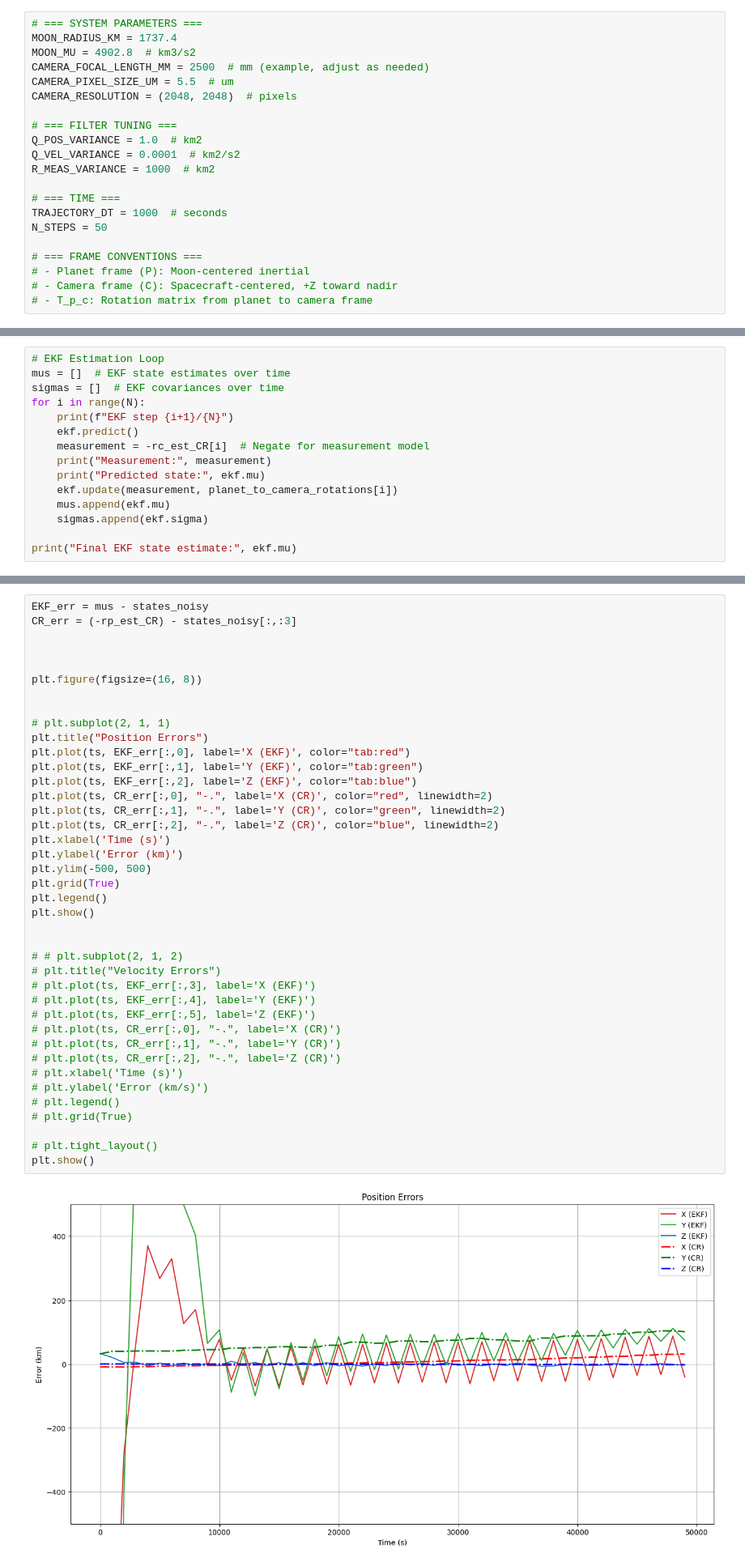
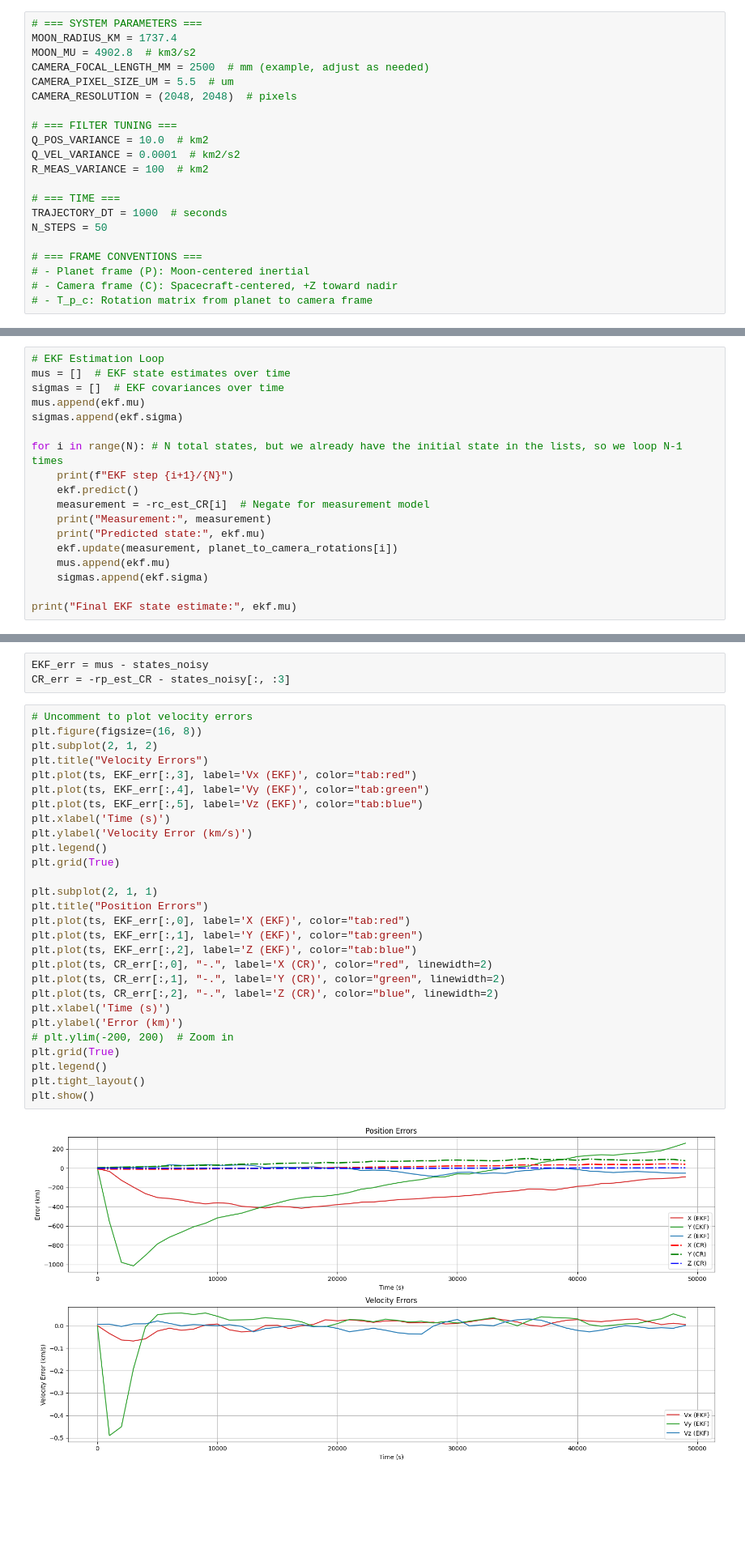
Before and after one commit to colin-skinner/horizon-op-nav, a Jupyter notebook: notebooks/InterfaceTester2.ipynb, the cells around one changed output, grey strips where cells are left out. Shown at 81% size. Cells and saved outputs as stored; diff of their text form; blank space fills up the shorter version.

```diff
--- a/notebooks/InterfaceTester2.ipynb
+++ b/notebooks/InterfaceTester2.ipynb
@@ -43,9 +43,9 @@ CAMERA_PIXEL_SIZE_UM = 5.5  # um
 CAMERA_RESOLUTION = (2048, 2048)  # pixels
 
 # === FILTER TUNING ===
-Q_POS_VARIANCE = 1.0  # km2
+Q_POS_VARIANCE = 10.0  # km2
 Q_VEL_VARIANCE = 0.0001  # km2/s2
-R_MEAS_VARIANCE = 1000  # km2
+R_MEAS_VARIANCE = 100  # km2
 
 # === TIME ===
 TRAJECTORY_DT = 1000  # seconds
@@ -361,7 +382,10 @@ plot_trajs(-rp_est_CR, states_noisy, body_struct)
 # EKF Estimation Loop
 mus = []  # EKF state estimates over time
 sigmas = []  # EKF covariances over time
-for i in range(N):
+mus.append(ekf.mu)
+sigmas.append(ekf.sigma)
+
+for i in range(N): # N total states, but we already have the initial state in the lists, so we loop N-1 times
     print(f"EKF step {i+1}/{N}")
     ekf.predict()
     measurement = -rc_est_CR[i]  # Negate for measurement model
@@ -440,45 +464,36 @@ Final EKF state estimate: [ 6057.855 19702.468  -371.509     0.194     0.042
+# %%
+EKF_err = mus - states_noisy
+CR_err = -rp_est_CR - states_noisy[:, :3]
 # %%
-EKF_err = mus - states_noisy
-CR_err = (-rp_est_CR) - states_noisy[:,:3]
+# Uncomment to plot velocity errors
+plt.figure(figsize=(16, 8))
+plt.subplot(2, 1, 2)
+plt.title("Velocity Errors")
+plt.plot(ts, EKF_err[:,3], label='Vx (EKF)', color="tab:red")
+plt.plot(ts, EKF_err[:,4], label='Vy (EKF)', color="tab:green")
+plt.plot(ts, EKF_err[:,5], label='Vz (EKF)', color="tab:blue")
+plt.xlabel('Time (s)')
+plt.ylabel('Velocity Error (km/s)')
+plt.legend()
+plt.grid(True)
 
-
-
-plt.figure(figsize=(16, 8))
-
-
-# plt.subplot(2, 1, 1)
+plt.subplot(2, 1, 1)
 plt.title("Position Errors")
 plt.plot(ts, EKF_err[:,0], label='X (EKF)', color="tab:red")
 plt.plot(ts, EKF_err[:,1], label='Y (EKF)', color="tab:green")
 plt.plot(ts, EKF_err[:,2], label='Z (EKF)', color="tab:blue")
 plt.plot(ts, CR_err[:,0], "-.", label='X (CR)', color="red", linewidth=2)
 plt.plot(ts, CR_err[:,1], "-.", label='Y (CR)', color="green", linewidth=2)
 plt.plot(ts, CR_err[:,2], "-.", label='Z (CR)', color="blue", linewidth=2)
 plt.xlabel('Time (s)')
 plt.ylabel('Error (km)')
-plt.ylim(-500, 500)
+# plt.ylim(-200, 200)  # Zoom in
 plt.grid(True)
 plt.legend()
+plt.tight_layout()
 plt.show()
-
-
-# # plt.subplot(2, 1, 2)
-# plt.title("Velocity Errors")
-# plt.plot(ts, EKF_err[:,3], label='X (EKF)')
-# plt.plot(ts, EKF_err[:,4], label='Y (EKF)')
-# plt.plot(ts, EKF_err[:,5], label='Z (EKF)')
-# plt.plot(ts, CR_err[:,0], "-.", label='X (CR)')
-# plt.plot(ts, CR_err[:,1], "-.", label='Y (CR)')
-# plt.plot(ts, CR_err[:,2], "-.", label='Z (CR)')
-# plt.xlabel('Time (s)')
-# plt.ylabel('Error (km/s)')
-# plt.legend()
-# plt.grid(True)
-
-# plt.tight_layout()
-plt.show()
 # %% [output]
-[figure, old version]
+[figure, new version]
 # %%
 rp_est_CR_norm = np.apply_along_axis(np.linalg.norm, 1, rp_est_CR[:,:3])
 rp_est_EKF_norm = np.apply_along_axis(np.linalg.norm, 1, mus[:,:3])
```
Also changed, not shown: parts of 17 cells of this notebook, 1 other file.
